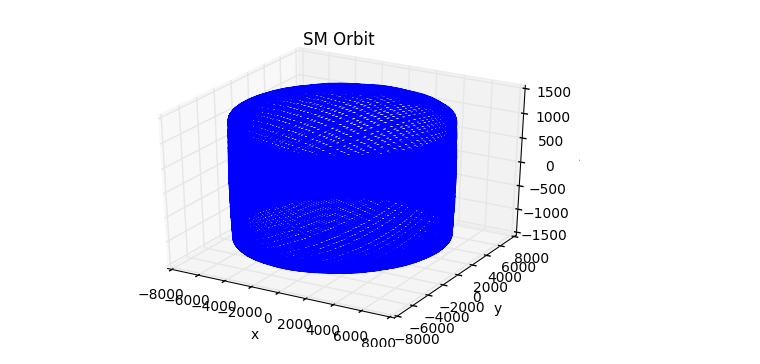
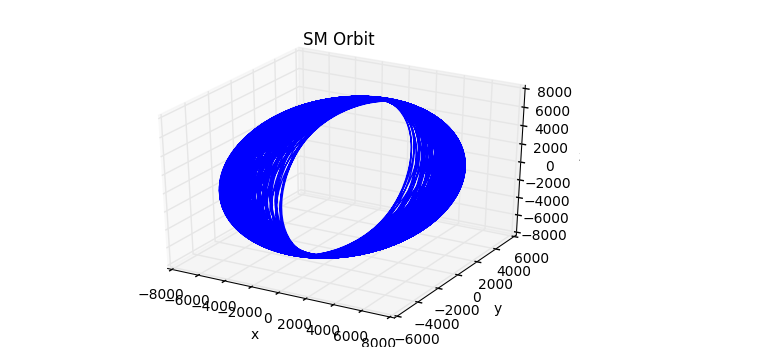
Before and after one commit to fsbr/se3-path-planner, a Jupyter notebook: modularPlanner/Working Cusp Test of Latitude.ipynb, the cells around one changed output. Saved outputs shown, nothing was run; the diff lists cells and outputs as text; code cells hidden in the pictures.

```diff
--- a/modularPlanner/Working Cusp Test of Latitude.ipynb
+++ b/modularPlanner/Working Cusp Test of Latitude.ipynb
@@ -12,40 +12,41 @@ import sys
 earth_radius_ax = 1.5*6371 #km
 #adding the year data here so I don't have to crush my github repo
 pathname = '../../data-se3-path-planner/yearData/cuspCrossings2019/'
+pathname = '../../batch2019/'
 sys.path.append(pathname)
 # %%
-df = pd.read_csv(pathname+'Jan0.csv')
+df = pd.read_csv(pathname+'Jan55_results.csv')
 # df = pd.read_csv(pathname+'65_year.csv')
 # df = pd.read_csv(pathname+'Jan65.csv')
 # df = pd.read_csv(pathname+'Jan80.csv')
 # df = pd.read_csv(pathname+'Jul65.csv')
 # df = pd.read_csv(pathname+'Jul90.csv')
 GMAT_MJD_OFFSET = 29999.5
 t = df['DefaultSC.A1ModJulian'] + GMAT_MJD_OFFSET
 x = df['DefaultSC.gse.X']
 y = df['DefaultSC.gse.Y']
 z = df['DefaultSC.gse.Z']
 
 spacecraft = coord.Coords([[i,j,k] for i,j,k in zip(x,y,z)], 'GSE', 'car')
 spacecraft.ticks = Ticktock(t,'MJD')
 spacecraft = spacecraft.convert('SM','car')
 points = 10000
 # this figure validates what I already expected
 fig = plt.figure()
 ax = fig.add_subplot(111,projection='3d')
 ax.plot(spacecraft.x[:points],spacecraft.y[:points],spacecraft.z[:points])
 plt.title('SM Orbit')
 ax.set_xlabel('x')
 ax.set_ylabel('y')
 ax.set_zlabel('z')
 plt.show()
 
 # okay i've looked at a couple of orbits from the GSE point of view and
 # i now think that it's okay for a zero inclined orbit WRT to the earth
 # equator to be inclined WRT to the ecliptic, but like holy moley
 # these orbits are confusing sometimes.
 # %% [output]
-[figure, old version]
+[figure, new version]
 # %%
 # goal, plot PHI on the same plot
 xc,yc,zc = tsyg.orbitalCuspLocation(spacecraft,t)
```
Also changed, not shown: parts of 6 cells of this notebook, 6 other files.
